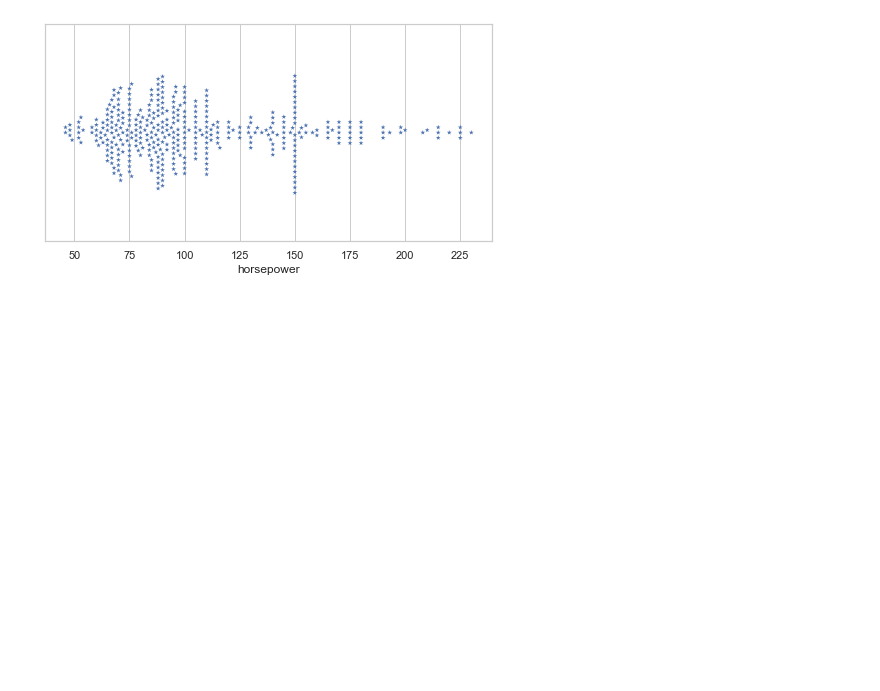
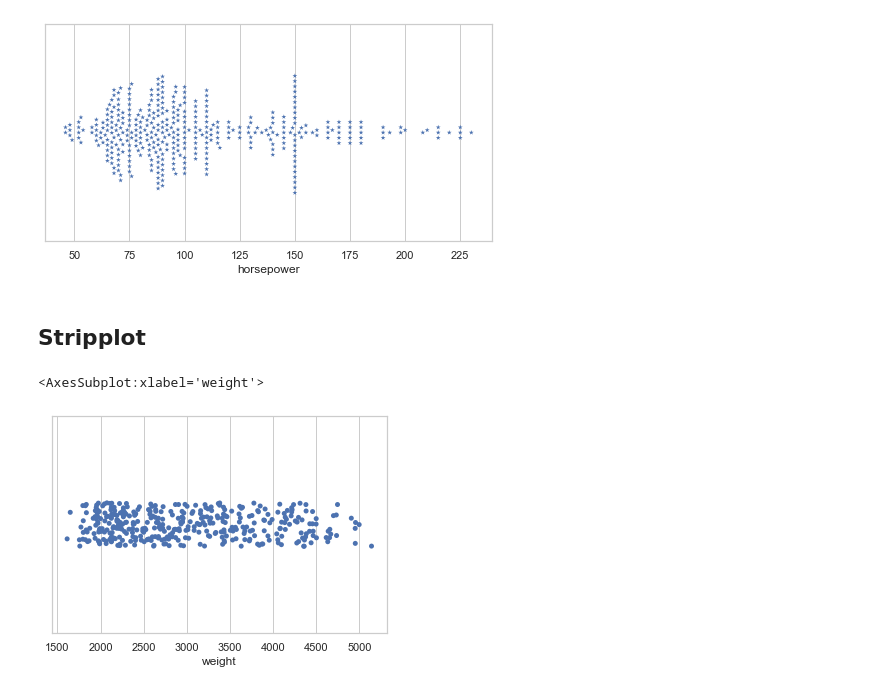
Before and after one commit to sinchan-s/everything_data_science, a Jupyter notebook: Seaborn tuts.ipynb, the cells around one changed output. Saved outputs shown, nothing was run; the diff lists cells and outputs as text; code cells hidden in the pictures; blank space fills up the shorter version.

Commit message:
Stripplot

```diff
--- a/Seaborn tuts.ipynb
+++ b/Seaborn tuts.ipynb
@@ -544,3 +544,10 @@ sns.swarmplot(data=cars2, x='horsepower', marker='*')
 # %% [output]
 <AxesSubplot:xlabel='horsepower'>
 [figure]
+# %% [markdown]
+## Stripplot
+# %%
+sns.stripplot(data=cars, x='weight')
+# %% [output]
+<AxesSubplot:xlabel='weight'>
+[figure, added]
```
Also changed, not shown: parts of 24 cells of this notebook.
